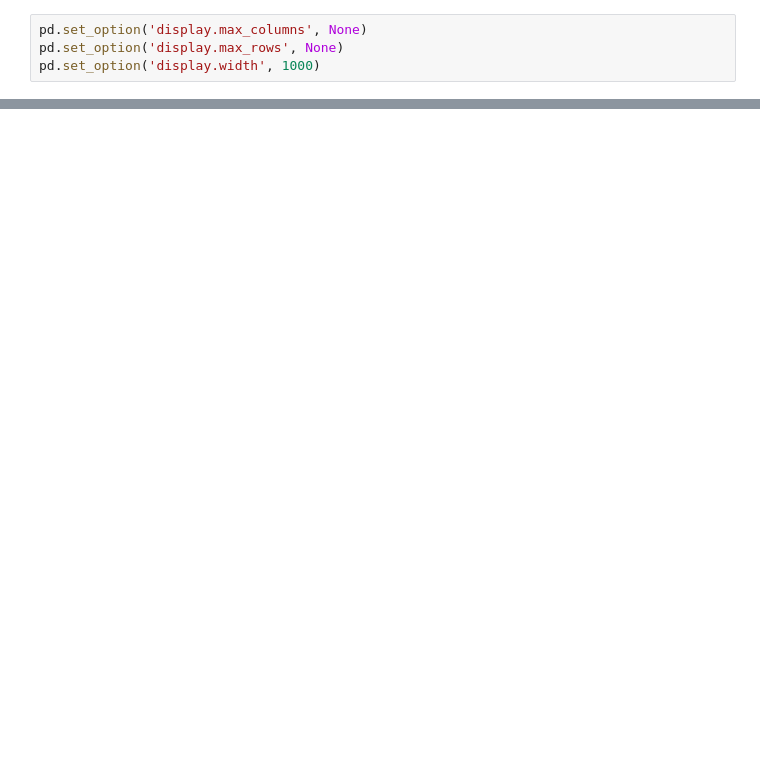
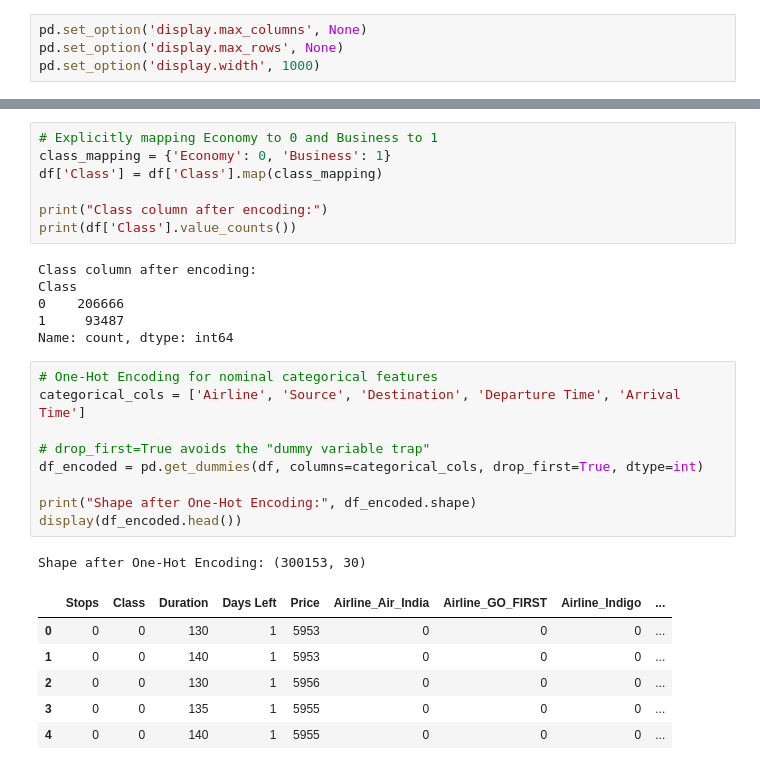
Before and after one commit to BrandonTang95/Flight-Price-Prediction-Project, a Jupyter notebook: Feature Engineering.ipynb, the cells around one changed output, grey strips where cells are left out. Saved outputs shown, nothing was run; the diff lists cells and outputs as text; blank space fills up the shorter version.

```diff
--- a/Feature Engineering.ipynb
+++ b/Feature Engineering.ipynb
@@ -48,0 +70,30 @@ Name: count, dtype: int64
+# %%
+# Explicitly mapping Economy to 0 and Business to 1
+class_mapping = {'Economy': 0, 'Business': 1}
+df['Class'] = df['Class'].map(class_mapping)
+
+print("Class column after encoding:")
+print(df['Class'].value_counts())
+# %% [output]
+Class column after encoding:
+Class
+0    206666
+1     93487
+Name: count, dtype: int64
+# %%
+# One-Hot Encoding for nominal categorical features
+categorical_cols = ['Airline', 'Source', 'Destination', 'Departure Time', 'Arrival Time']
+
+# drop_first=True avoids the "dummy variable trap"
+df_encoded = pd.get_dummies(df, columns=categorical_cols, drop_first=True, dtype=int)
+
+print("Shape after One-Hot Encoding:", df_encoded.shape)
+display(df_encoded.head())
+# %% [output]
+Shape after One-Hot Encoding: (300153, 30)
+|  | Stops | Class | Duration | Days Left | Price | Airline_Air_India | Airline_GO_FIRST | Airline_Indigo | ... |
+| 0 | 0 | 0 | 130 | 1 | 5953 | 0 | 0 | 0 | ... |
+| 1 | 0 | 0 | 140 | 1 | 5953 | 0 | 0 | 0 | ... |
+| 2 | 0 | 0 | 130 | 1 | 5956 | 0 | 0 | 0 | ... |
+| 3 | 0 | 0 | 135 | 1 | 5955 | 0 | 0 | 0 | ... |
+| 4 | 0 | 0 | 140 | 1 | 5955 | 0 | 0 | 0 | ... |
```
Also changed, not shown: parts of 9 cells of this notebook, 6 other files.
